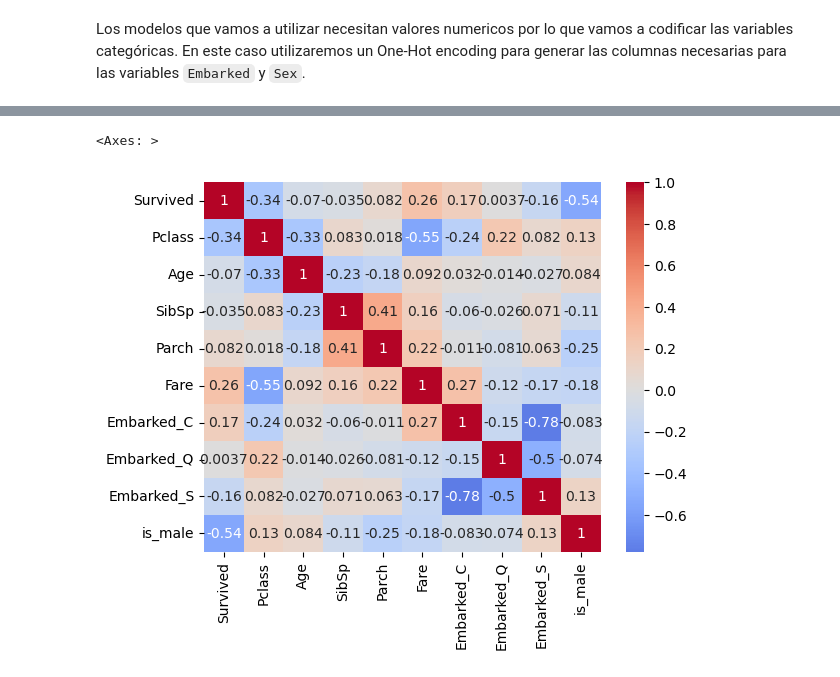
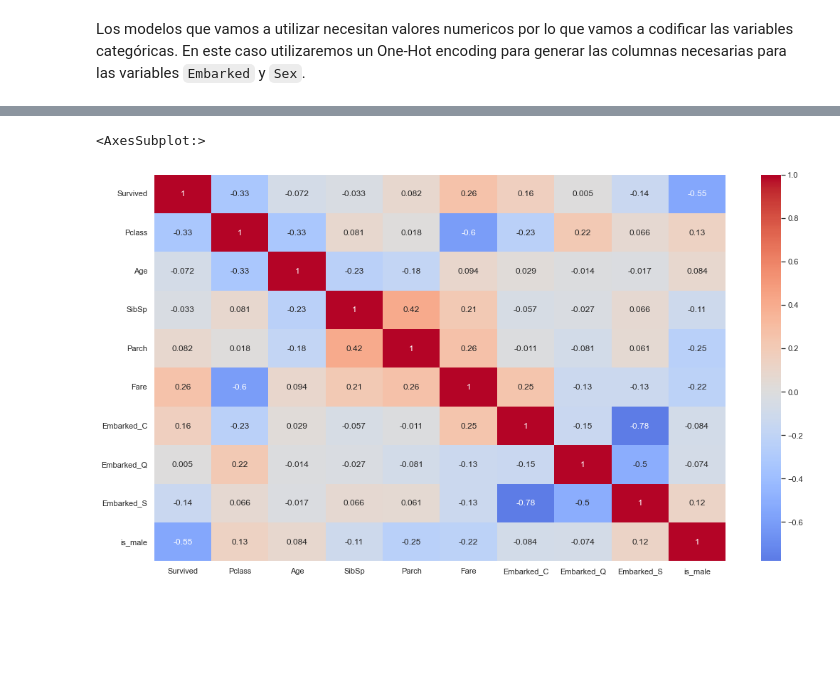
Before and after one commit to EliasGarzaV/RetoTitanicBloque1, a Jupyter notebook: Pipe/DataCleaning.ipynb, the cells around one changed output, grey strips where cells are left out. Cells and saved outputs as stored; diff of their text form; code cells hidden in the pictures; blank space fills up the shorter version.

Commit message:
filled na for embarked and removed outliers

```diff
--- a/Pipe/DataCleaning.ipynb
+++ b/Pipe/DataCleaning.ipynb
@@ -139,9 +139,10 @@ train.boxplot(figsize=(18,10))
 # %% [markdown]
 En cualquier caso, si se quiere quitar estos valores con esta función se puede hacer sin problema.
 # %%
-def remove_outliers(df):
+def remove_outliers(df : pd.DataFrame(), rango : float, columna :  str):
     # Select only numeric columns
-    numeric_cols = df.select_dtypes(include=['number'])
+    df_c = df[[columna]]
+    numeric_cols = df_c.select_dtypes(include=['number'])
 
     # Calculate Q1, Q3, and IQR for numeric columns
     Q1 = numeric_cols.quantile(0.25)
@@ -149,7 +150,7 @@ def remove_outliers(df):
     IQR = Q3 - Q1
 
     # Apply the filter only to numeric columns
-    mask = ~((numeric_cols < (Q1 - 1.5 * IQR)) | (numeric_cols > (Q3 + 1.5 * IQR))).any(axis=1)
+    mask = ~((numeric_cols < (Q1 - rango * IQR)) | (numeric_cols > (Q3 + rango * IQR))).any(axis=1)
 
     # Create a new DataFrame using the filter condition
     return df[mask]
@@ -155,0 +168,3 @@ def remove_outliers(df):
+# %%
+train = remove_outliers(train, 13, 'Fare')
+train.boxplot(figsize=(18,10))
@@ -155,0 +196,5 @@ def remove_outliers(df):
+# %%
+train['Embarked'] = train['Embarked'].fillna(train['Embarked'].mode()[0])
+train['Age'] = train['Age'].fillna(train['Age'].mean())
+print(train.info())
+display(train)
@@ -208,6 +255,7 @@ None
 # %%
-correlation_matrix = train.corr(numeric_only=True)
+sns.set(rc={'figure.figsize':(18,10)})
+correlation_matrix = train.corr()
 sns.heatmap(correlation_matrix, annot=True, cmap='coolwarm', center=0)
 # %% [output]
-<Axes: >
+<AxesSubplot:>
-[figure, old version]
+[figure, new version]
```
Also changed, not shown: parts of 12 cells of this notebook, 1 other file.
